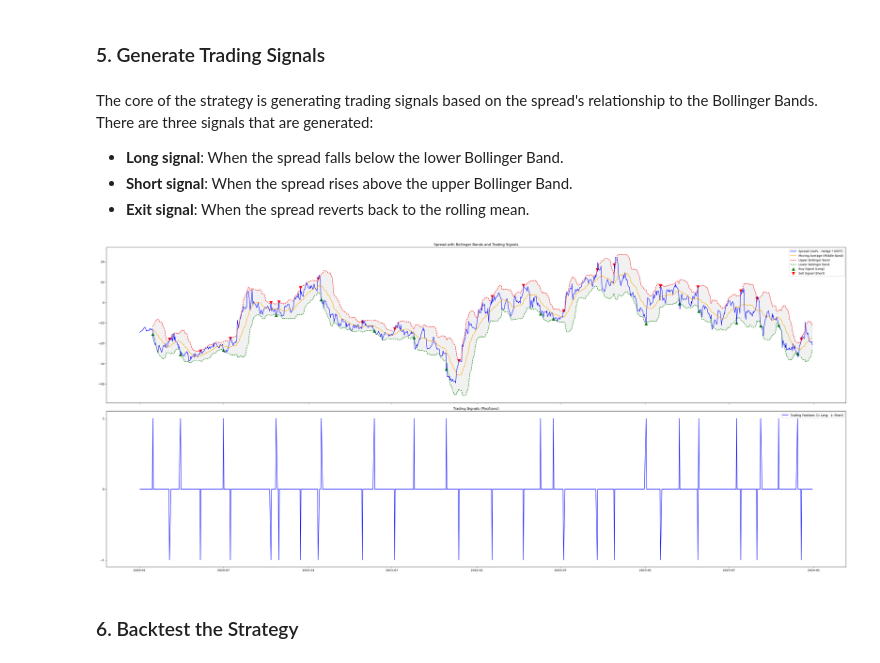
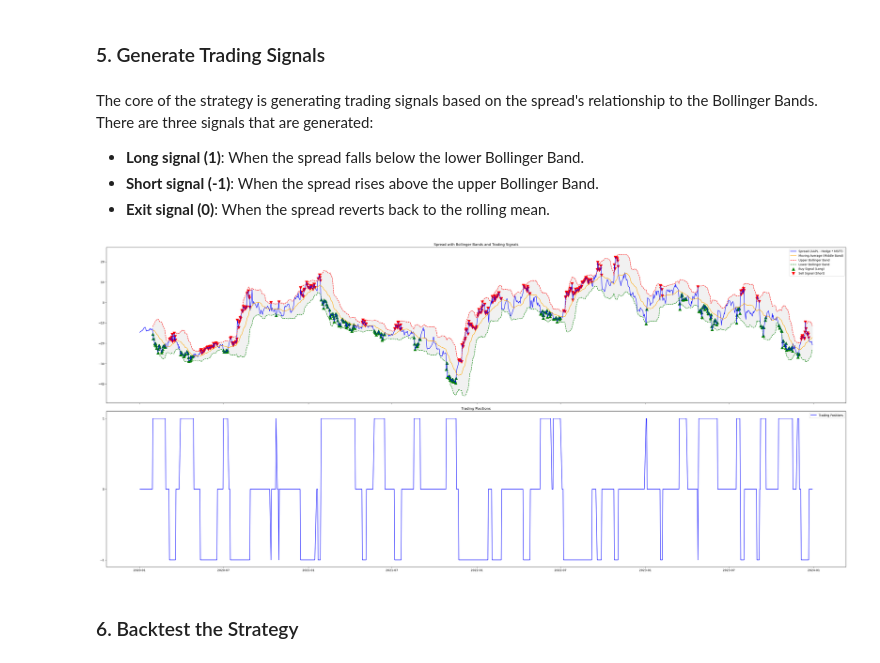
Before and after one commit to loyiwen/PairsTradingBot, a Jupyter notebook: pairs_trading_logic.ipynb, the cells around one changed output. Drawn from its saved outputs; the diff is of its cells as text; code cells hidden in the pictures.

Commit message:
refactor: updated dataframe to store continuous trading positions instead of initial trading signal

```diff
--- a/pairs_trading_logic.ipynb
+++ b/pairs_trading_logic.ipynb
@@ -142,75 +142,76 @@ plt.show()
 ### 5. Generate Trading Signals
 # %% [markdown]
 The core of the strategy is generating trading signals based on the spread's relationship to the Bollinger Bands. There are three signals that are generated:
-* **Long signal**: When the spread falls below the lower Bollinger Band.
-* **Short signal**: When the spread rises above the upper Bollinger Band.
-* **Exit signal**: When the spread reverts back to the rolling mean.
+* **Long signal (1)**: When the spread falls below the lower Bollinger Band.
+* **Short signal (-1)**: When the spread rises above the upper Bollinger Band.
+* **Exit signal (0)**: When the spread reverts back to the rolling mean.
 # %%
 # Initialise signals DataFrame
 signals = pd.DataFrame(index=spread.index)
 signals['spread'] = spread
 signals['positions'] = 0
 
-# Variable to track state
-current_position = 0  # 0 = no active position; 1 = long; -1 = short
+# Variable to track current position
+current_position = 0
 
-# Loop through the spread to generate trading signals
+# Generate signals and track positions
+signals['positions'] = 0
+
+# Loop through the spread data to continuously track positions
 for i in range(1, len(spread)):
-    # If no position is currently held
-    if current_position == 0:
-        # Generate long signal if spread falls below the lower band
-        if spread.iloc[i] < lower_band.iloc[i]:
-            signals.loc[signals.index[i], 'positions'] = 1  # Long position
-            current_position = 1  # Set current position to long
+    if current_position == 0:  # No active position (neutral)
+        if spread.iloc[i] < lower_band.iloc[i]:  # Long signal (spread below lower band)
+            signals.loc[signals.index[i], 'positions'] = 1  # Enter long
+            current_position = 1  # Update current position to long
+        elif spread.iloc[i] > upper_band.iloc[i]:  # Short signal (spread above upper band)
+            signals.loc[signals.index[i], 'positions'] = -1  # Enter short
+            current_position = -1  # Update current position to short
 
-        # Generate short signal if spread rises above the upper band
-        elif spread.iloc[i] > upper_band.iloc[i]:
-            signals.loc[signals.index[i], 'positions'] = -1  # Short position
-            current_position = -1  # Set current position to short
+    elif current_position == 1:  # Long position is active
+        if spread.iloc[i] >= rolling_mean.iloc[i]:  # Exit long when spread returns to mean
+            signals.loc[signals.index[i], 'positions'] = 0  # Exit long (neutral)
+            current_position = 0  # Reset to neutral
+        else:
+            signals.loc[signals.index[i], 'positions'] = 1  # Continue holding long
 
-    # If a long or short position is held, exit when the spread returns to the mean
-    elif current_position == 1 and spread.iloc[i] >= rolling_mean.iloc[i]:
-        signals.loc[signals.index[i], 'positions'] = 0  # Exit long position
-        current_position = 0  # Reset current position to no position
-
-    elif current_position == -1 and spread.iloc[i] <= rolling_mean.iloc[i]:
-        signals.loc[signals.index[i], 'positions'] = 0  # Exit short position
-        current_position = 0  # Reset current position to no position
-
-# Fill forward 'positions' to reflect position until it changes
-signals['positions'] = signals['positions'].ffill().fillna(0)
+    elif current_position == -1:  # Short position is active
+        if spread.iloc[i] <= rolling_mean.iloc[i]:  # Exit short when spread returns to mean
+            signals.loc[signals.index[i], 'positions'] = 0  # Exit short (neutral)
+            current_position = 0  # Reset to neutral
+        else:
+            signals.loc[signals.index[i], 'positions'] = -1
 
 
 fig, (ax1, ax2) = plt.subplots(2, 1, figsize=(36, 16), sharex=True)
 
 # Plot the spread with Bollinger Bands on the first axis (ax1)
 ax1.plot(spread, label='Spread (AAPL - Hedge * MSFT)', color='blue')
 ax1.plot(rolling_mean, label='Moving Average (Middle Band)', color='orange')
 ax1.plot(upper_band, label='Upper Bollinger Band', color='red', linestyle='--')
 ax1.plot(lower_band, label='Lower Bollinger Band', color='green', linestyle='--')
 
 ax1.fill_between(spread.index, lower_band, upper_band, color='lightgray', alpha=0.3)
 
 ax1.scatter(spread[signals['positions'] == 1].index, spread[signals['positions'] == 1],
             marker='^', color='green', label='Buy Signal (Long)', s=100)
 ax1.scatter(spread[signals['positions'] == -1].index, spread[signals['positions'] == -1],
             marker='v', color='red', label='Sell Signal (Short)', s=100)
 
 ax1.set_title('Spread with Bollinger Bands and Trading Signals')
 ax1.legend()
 
 
 # Plot the trading positions on the second axis (ax2)
-ax2.plot(signals['positions'], label='Trading Positions (1: Long, -1: Short)', color='blue')
+ax2.plot(signals['positions'], label='Trading Positions', color='blue')
 
 ax2.set_yticks([1, 0, -1])
-ax2.set_title('Trading Signals (Positions)')
+ax2.set_title('Trading Positions')
 ax2.legend()
 
 plt.tight_layout()
 plt.show()
 # %% [output]
-[figure, old version]
+[figure, new version]
 # %% [markdown]
 ### 6. Backtest the Strategy
 # %% [markdown]
```
Also changed, not shown: parts of 1 cell of this notebook.
